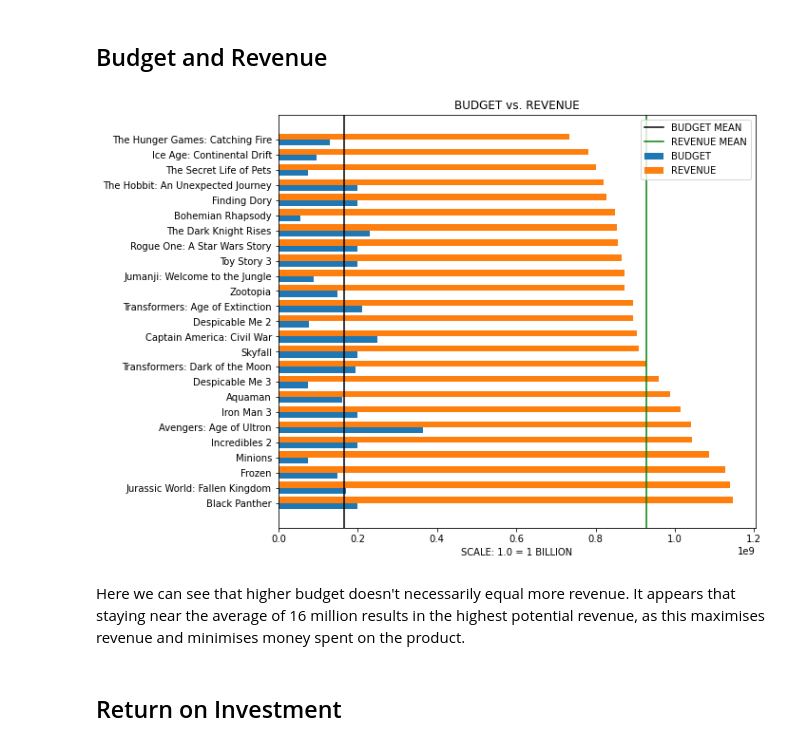
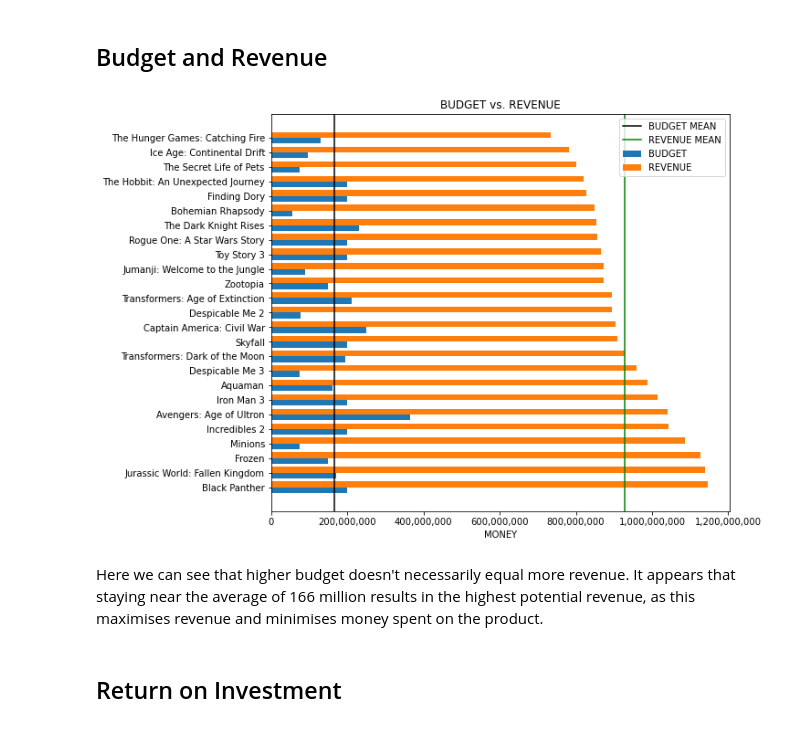
Before and after one commit to Djohnson1313/Phase_2_Project, a Jupyter notebook: Phase.2.project.notebook.ipynb, the cells around one changed output. Saved outputs shown, nothing was run; the diff lists cells and outputs as text; code cells hidden in the pictures.

Commit message:
scatter cleanup

```diff
--- a/Phase.2.project.notebook.ipynb
+++ b/Phase.2.project.notebook.ipynb
@@ -330,6 +328,8 @@ ___
 Budget is one half of the equation for total revenue, the other half being gross income. Lets look into how some popular films managed their budget and see if we can learn from them.
 # %%
 df4['total_revenue'] = df4['total_gross'] - df4['budget'] # create column for total revenue by subtracting total gross from budget
+df4['total_revenue'].fillna(0.0, inplace = True) # remove null values from total_revenue
+df4['ROI'] = ((df4['total_revenue'] - df4['budget']) / df4['budget']) / 10 # create ROI column
 df5 = df4.drop_duplicates(subset = 'title') # remove duplicate entries
 top_25_budget = df5.sort_values(by = 'total_revenue', ascending = False)[:25] # create sorted list of the top 25 by revenue
 top_25_budget.head() # view first five of dataframe
@@ -395,25 +399,27 @@ The average for the top 25 by revenue is 928 million. Still a respectable number
 # %%
 fig, ax = plt.subplots(figsize = (9,8)) # create figure for plot
 
 y1 = top_25_budget['budget'] # assign variable for budget numbers
 y2 = top_25_budget['total_revenue'] # assign variable for total revenue numbers
 x = np.arange(len(y1)) # create evenly spaced locations for variables to be placed
 width = 0.40 # lower width of bars so they dont overlap
 plt.barh(x-0.2, y1,width) # place y1 bars
 plt.barh(x+0.2,y2,width) # place y2 bars
 y1_mean = round(sum(y1) / len(y1)) # find average of y1
 ax.axvline(y1_mean, color = 'black') # place y1 average
 y2_mean = round(sum(y2) / len(y2)) # find average of y2
 ax.axvline(y2_mean, color = 'green') # plave y2 average
 plt.yticks(x, top_25_budget['title']) # place film titles
 ax.set_title('BUDGET vs. REVENUE') # title plot
-ax.set_xlabel('SCALE: 1.0 = 1 BILLION') # show scale for reference
+ax.set_xlabel('MONEY') # show scale for reference
 plt.legend(['BUDGET MEAN','REVENUE MEAN','BUDGET', 'REVENUE']) # label and place legend
+ax.get_xaxis().set_major_formatter(
+    plt.FuncFormatter(lambda x, p: format(int(x), ','))) # format labels
 plt.show(); # output
 # %% [output]
-[figure, old version]
+[figure, new version]
 # %% [markdown]
-Here we can see that higher budget doesn't necessarily equal more revenue. It appears that staying near the average of 16 million results in the highest potential revenue, as this maximises revenue and minimises money spent on the product.
+Here we can see that higher budget doesn't necessarily equal more revenue. It appears that staying near the average of 166 million results in the highest potential revenue, as this maximises revenue and minimises money spent on the product.
 # %% [markdown]
 ## Return on Investment
 # %% [markdown]
```
Also changed, not shown: parts of 23 cells of this notebook.
